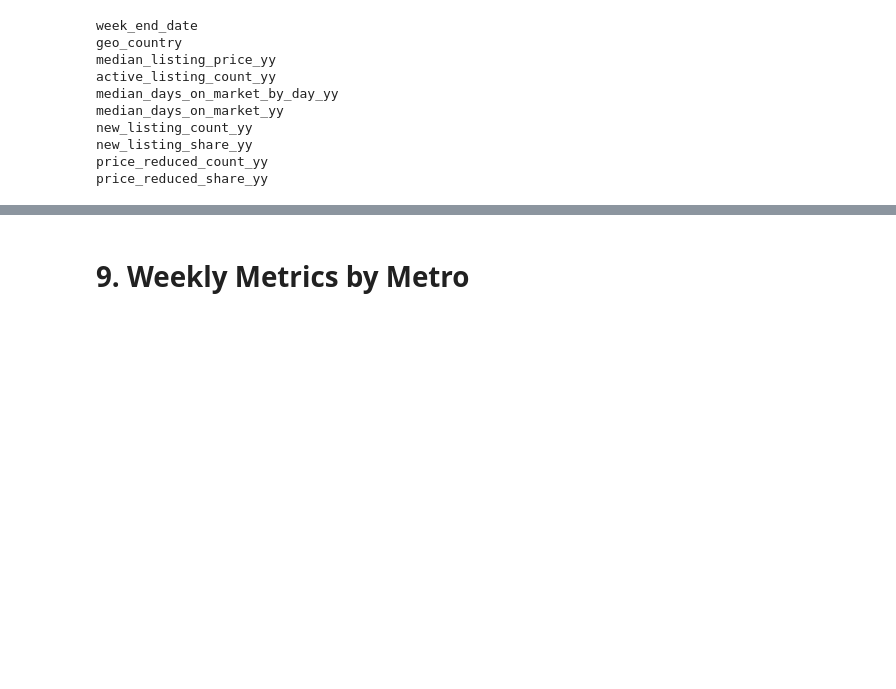
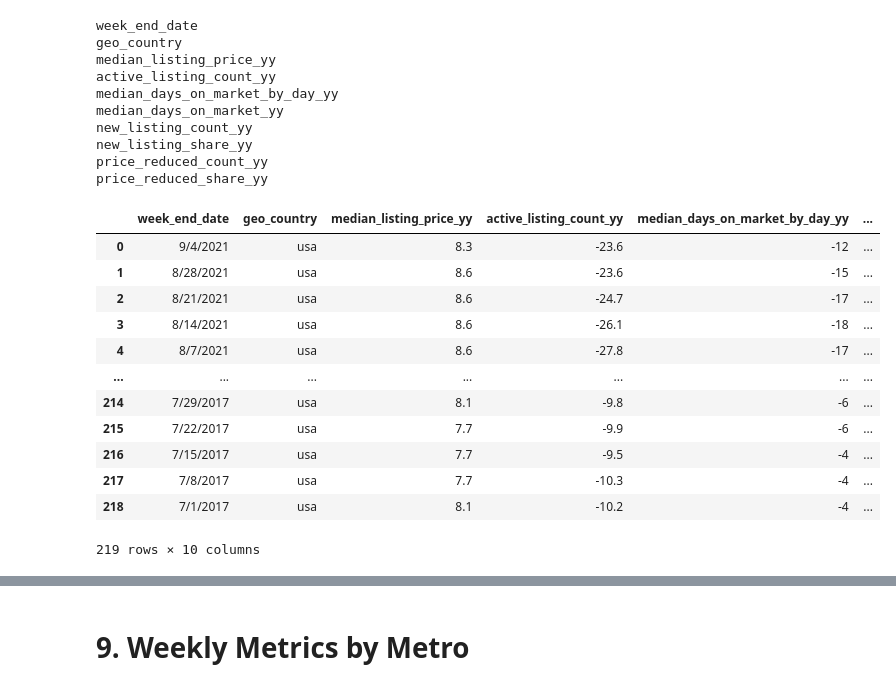
Before and after one commit to Tinuola-1/Project3Visuals, a Jupyter notebook: Notebooks/Cleanup_Notebook.ipynb, the cells around one changed output, grey strips where cells are left out. Saved outputs shown, nothing was run; the diff lists cells and outputs as text; code cells hidden in the pictures; blank space fills up the shorter version.

```diff
--- a/Notebooks/Cleanup_Notebook.ipynb
+++ b/Notebooks/Cleanup_Notebook.ipynb
@@ -728,3 +728,26 @@ new_listing_count_yy
 new_listing_share_yy
 price_reduced_count_yy
 price_reduced_share_yy
+# %%
+weekly_country['median_listing_price_yy'] = weekly_country['median_listing_price_yy'].str.rstrip('%')
+weekly_country['active_listing_count_yy'] = weekly_country['active_listing_count_yy'].str.rstrip('%')
+weekly_country['median_days_on_market_yy'] = weekly_country['median_days_on_market_yy'].str.rstrip('%')
+weekly_country['new_listing_count_yy'] = weekly_country['new_listing_count_yy'].str.rstrip('%')
+weekly_country['new_listing_share_yy'] = weekly_country['new_listing_share_yy'].str.rstrip('%')
+weekly_country['price_reduced_count_yy'] = weekly_country['price_reduced_count_yy'].str.rstrip('%')
+weekly_country['price_reduced_share_yy'] = weekly_country['price_reduced_share_yy'].str.rstrip('%')
+weekly_country
+# %% [output]
+|  | week_end_date | geo_country | median_listing_price_yy | active_listing_count_yy | median_days_on_market_by_day_yy | ... |
+| 0 | 9/4/2021 | usa | 8.3 | -23.6 | -12 | ... |
+| 1 | 8/28/2021 | usa | 8.6 | -23.6 | -15 | ... |
+| 2 | 8/21/2021 | usa | 8.6 | -24.7 | -17 | ... |
+| 3 | 8/14/2021 | usa | 8.6 | -26.1 | -18 | ... |
+| 4 | 8/7/2021 | usa | 8.6 | -27.8 | -17 | ... |
+| ... | ... | ... | ... | ... | ... | ... |
+| 214 | 7/29/2017 | usa | 8.1 | -9.8 | -6 | ... |
+| 215 | 7/22/2017 | usa | 7.7 | -9.9 | -6 | ... |
+| 216 | 7/15/2017 | usa | 7.7 | -9.5 | -4 | ... |
+| 217 | 7/8/2017 | usa | 7.7 | -10.3 | -4 | ... |
+| 218 | 7/1/2017 | usa | 8.1 | -10.2 | -4 | ... |
+219 rows × 10 columns
```
Also changed, not shown: parts of 4 cells of this notebook.
